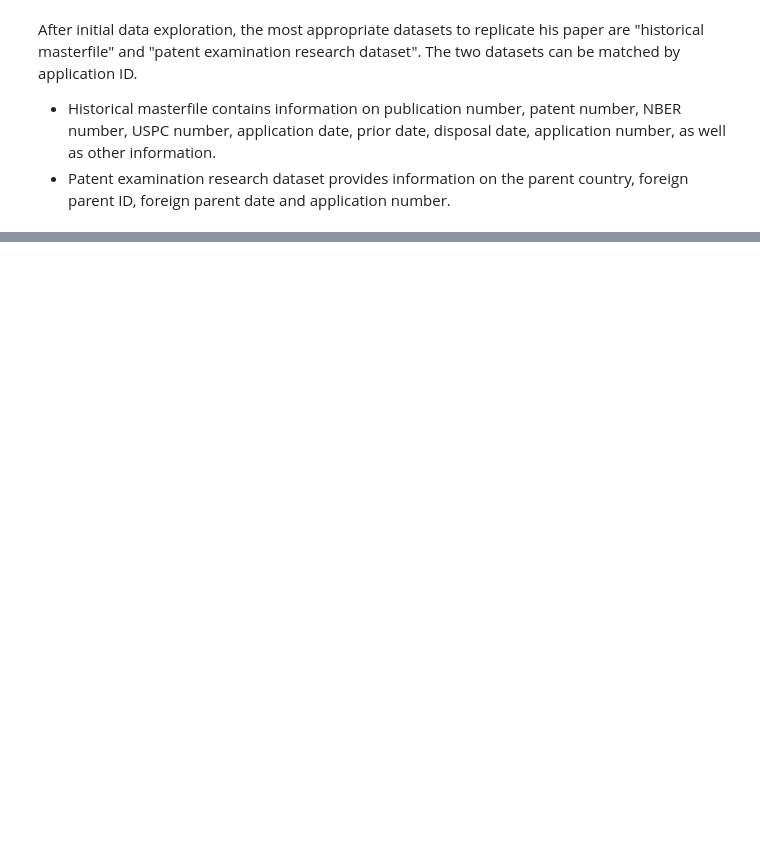
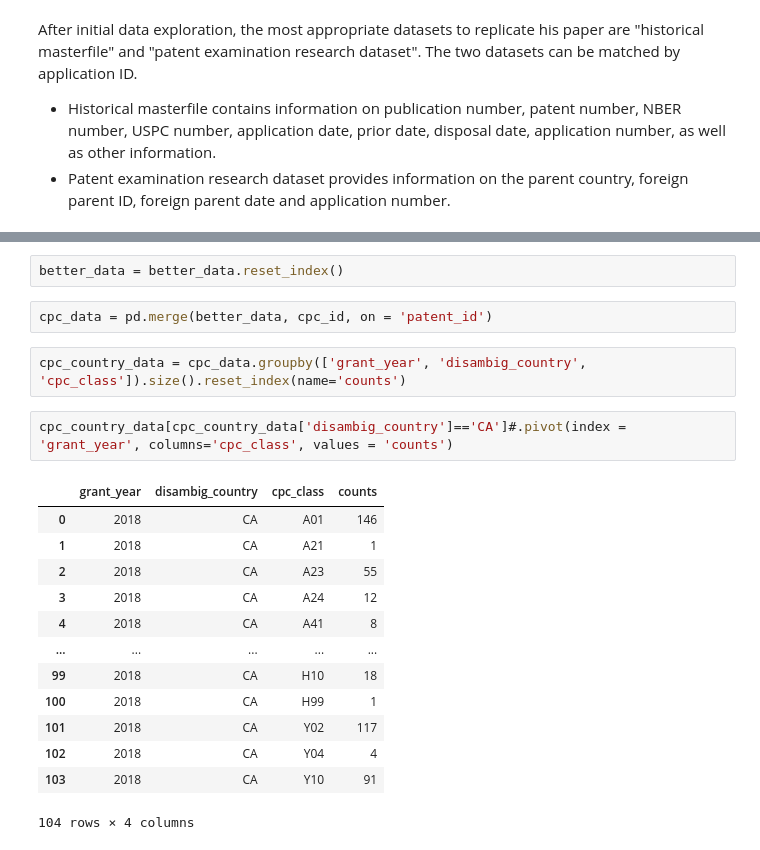
Before and after one commit to yueyun-zhang/InnovationEconomics-Exploration, a Jupyter notebook: USPTO_Data/20240828-DataExploration.ipynb, the cells around one changed output, grey strips where cells are left out. Saved outputs shown, nothing was run; the diff lists cells and outputs as text; blank space fills up the shorter version.

```diff
--- a/USPTO_Data/20240828-DataExploration.ipynb
+++ b/USPTO_Data/20240828-DataExploration.ipynb
@@ -155,0 +170,22 @@ array([2018, 2019, 2023, 2014, 2020, 2016, 2021, 2015, 2022, 2017, 2024,
+# %%
+better_data = better_data.reset_index()
+# %%
+cpc_data = pd.merge(better_data, cpc_id, on = 'patent_id')
+# %%
+cpc_country_data = cpc_data.groupby(['grant_year', 'disambig_country', 'cpc_class']).size().reset_index(name='counts')
+# %%
+cpc_country_data[cpc_country_data['disambig_country']=='CA']#.pivot(index = 'grant_year', columns='cpc_class', values = 'counts')
+# %% [output]
+|  | grant_year | disambig_country | cpc_class | counts |
+| 0 | 2018 | CA | A01 | 146 |
+| 1 | 2018 | CA | A21 | 1 |
+| 2 | 2018 | CA | A23 | 55 |
+| 3 | 2018 | CA | A24 | 12 |
+| 4 | 2018 | CA | A41 | 8 |
+| ... | ... | ... | ... | ... |
+| 99 | 2018 | CA | H10 | 18 |
+| 100 | 2018 | CA | H99 | 1 |
+| 101 | 2018 | CA | Y02 | 117 |
+| 102 | 2018 | CA | Y04 | 4 |
+| 103 | 2018 | CA | Y10 | 91 |
+104 rows × 4 columns
```
Also changed, not shown: parts of 57 cells of this notebook.
